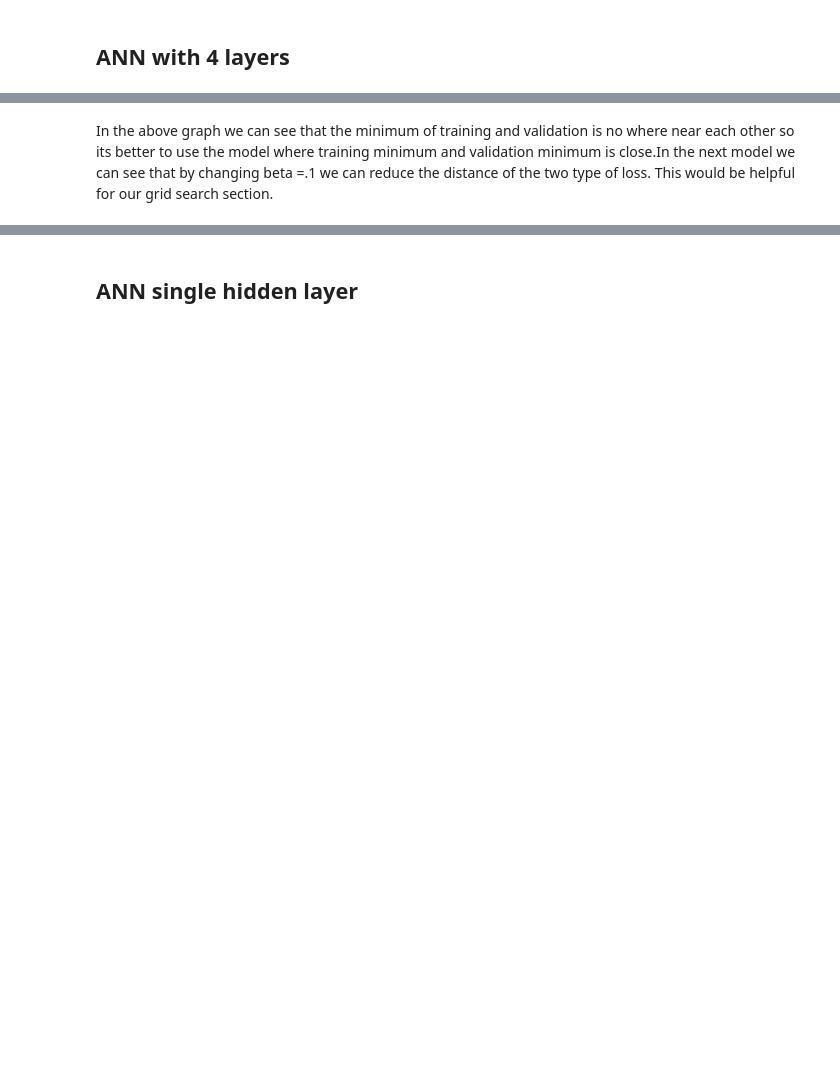
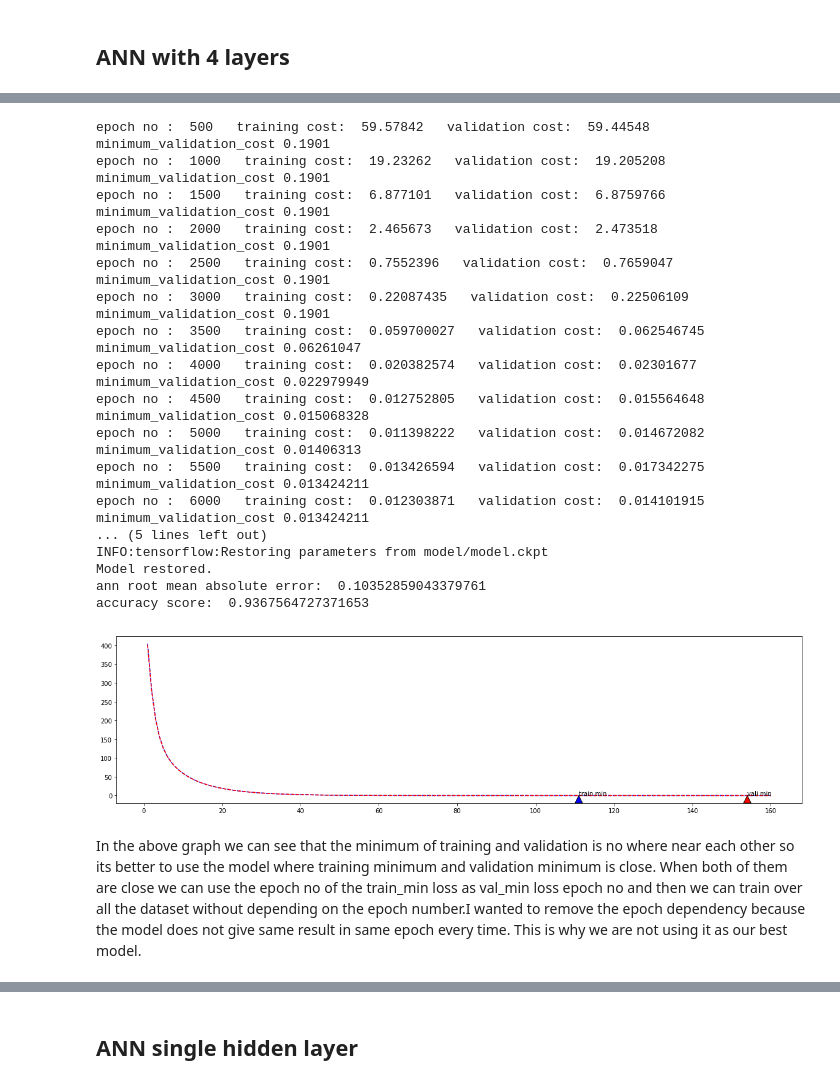
Before and after one commit to navidRashik/House-Prices-Advanced-Regression-Techniques, a Jupyter notebook: house_price.ipynb, the cells around one changed output, grey strips where cells are left out. Drawn from its saved outputs; the diff is of its cells as text; code cells hidden in the pictures; blank space fills up the shorter version.

```diff
--- a/house_price.ipynb
+++ b/house_price.ipynb
@@ -1275,2 +1352,62 @@ accuracy score:  0.9267196201338063
+# %%
+learning_rate = 0.1
+num_steps = 8000
+#for regularize weight matrix
+beta1 = 0.1
+beta2 = 0.0
+beta3 = 0.00
+beta4 = 0.0
+
+hidden_1 = 16
+hidden_2 = 8
+hidden_3 = 4
+hidden_4 = 2
+
+minimum_validation_cost = 0.1901000
+
+#tf graph input
+X_tf = tf.placeholder("float" )
+y_tf = tf.placeholder("float" )
+
+weight_bais()
+miscellaneous_initialization()
+train_LC = []
+val_LC = []
+training_block(X_train,y_train, X_test,y_test)
+prediction = Prediction_block(X_test)
+
+test_rmse_score, test_r2_score = accuracy(y_test,prediction)
+
+print('ann root mean absolute error: ', test_rmse_score)
+print('accuracy score: ', test_r2_score  )
+learning_curve()
+
+
+pred_str = 'ANN_lr'+str(learning_rate)+'_beta'+str(beta1)+'-'+str(beta2)+'-'+str(beta3)+'-'+str(beta4)+'_hidden'+str(hidden_1)+'-'+str(hidden_2)+'-'+str(hidden_3)+'-'+str(hidden_4)
+prediction_dict[pred_str] = prediction
+# Data Save
+if save_score:
+    log_df = pd.read_csv("diffrent_training_results.csv")
+    log_df = log_df.append({'learning_rate' : learning_rate, 'num_steps' : num_steps, 'beta1' : beta1, 'beta2' : beta2, 'beta3' : beta3, 'beta4' : beta4, 'hidden_1' : hidden_1 , 'hidden_2' : hidden_2, 'hidden_3' : hidden_3, 'hidden_4' : hidden_4, 'input_dim' : input_dim , 'test_rmse_score' : test_rmse_score , 'test_r2_score' : test_r2_score}, ignore_index=True)
+    log_df.to_csv("diffrent_training_results.csv", encoding='utf-8',index=False)
+# %% [output]
+epoch no :  500   training cost:  59.57842   validation cost:  59.44548     minimum_validation_cost 0.1901
+epoch no :  1000   training cost:  19.23262   validation cost:  19.205208     minimum_validation_cost 0.1901
+epoch no :  1500   training cost:  6.877101   validation cost:  6.8759766     minimum_validation_cost 0.1901
+epoch no :  2000   training cost:  2.465673   validation cost:  2.473518     minimum_validation_cost 0.1901
+epoch no :  2500   training cost:  0.7552396   validation cost:  0.7659047     minimum_validation_cost 0.1901
+epoch no :  3000   training cost:  0.22087435   validation cost:  0.22506109     minimum_validation_cost 0.1901
+epoch no :  3500   training cost:  0.059700027   validation cost:  0.062546745     minimum_validation_cost 0.06261047
+epoch no :  4000   training cost:  0.020382574   validation cost:  0.02301677     minimum_validation_cost 0.022979949
+epoch no :  4500   training cost:  0.012752805   validation cost:  0.015564648     minimum_validation_cost 0.015068328
+epoch no :  5000   training cost:  0.011398222   validation cost:  0.014672082     minimum_validation_cost 0.01406313
+epoch no :  5500   training cost:  0.013426594   validation cost:  0.017342275     minimum_validation_cost 0.013424211
+epoch no :  6000   training cost:  0.012303871   validation cost:  0.014101915     minimum_validation_cost 0.013424211
+... (5 lines left out)
+INFO:tensorflow:Restoring parameters from model/model.ckpt
+Model restored.
+ann root mean absolute error:  0.10352859043379761
+accuracy score:  0.9367564727371653
+[figure, added]
 # %% [markdown]
-In the above graph we can see that the minimum of training and validation is no where near each other so its better to use the model where training minimum and validation minimum is close.In the next model we can see that by changing beta =.1 we can reduce the distance of the two type of loss. This would be helpful for our grid search section.
+In the above graph we can see that the minimum of training and validation is no where near each other so its better to use the model where training minimum and validation minimum is close. When both of them are close we can use the epoch no of the train_min loss as val_min loss epoch no and then we can train over all the dataset without depending on the epoch number.I wanted to remove the epoch dependency because the model does not give same result in same epoch every time. This is why we are not using it as our best model.
```
Also changed, not shown: parts of 27 cells of this notebook, 4 other files.
